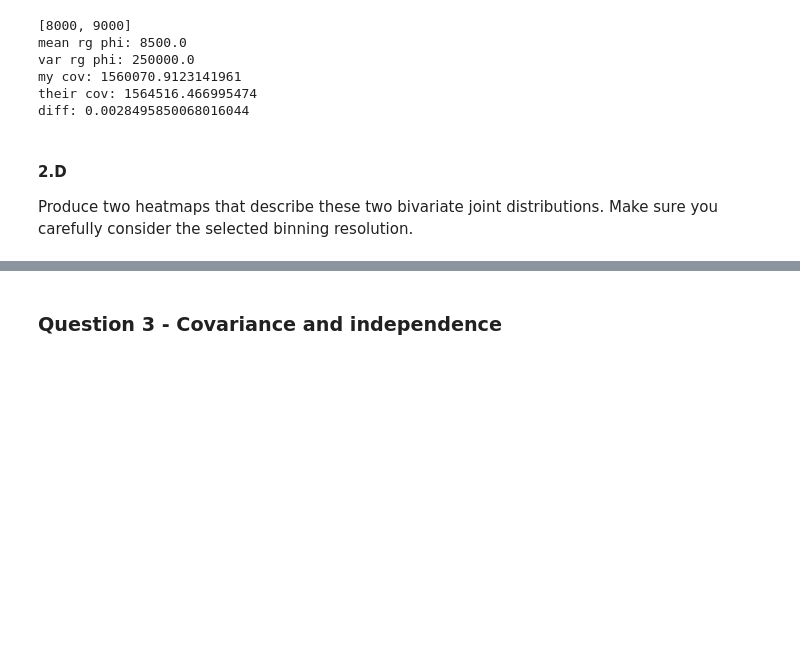
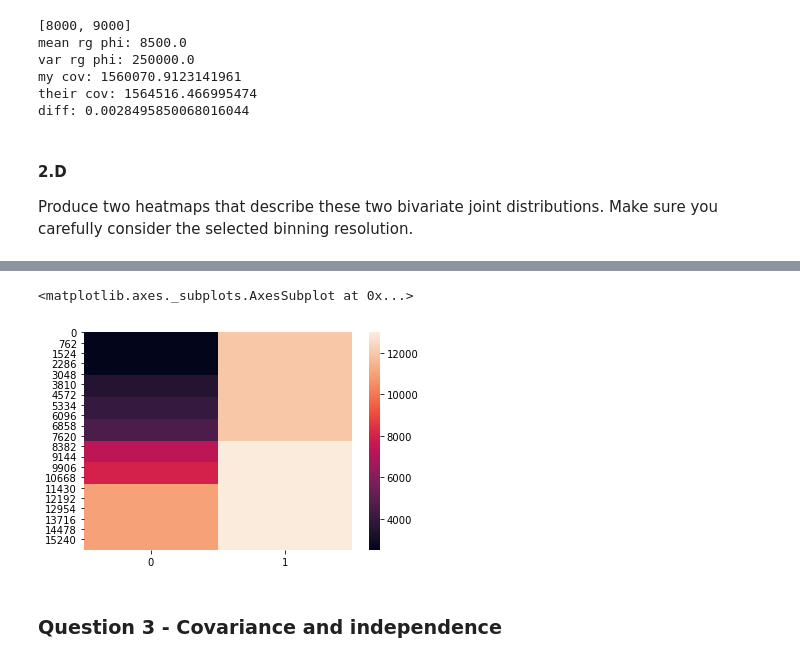
Before and after one commit to Alon-daniel/statistis, a Jupyter notebook: statistics/hw1/HW1.ipynb, the cells around one changed output, grey strips where cells are left out. Saved outputs shown, nothing was run; the diff lists cells and outputs as text; code cells hidden in the pictures; blank space fills up the shorter version.

```diff
--- a/statistics/hw1/HW1.ipynb
+++ b/statistics/hw1/HW1.ipynb
@@ -216,3 +216,9 @@ uniform_data.shape
+# %%
+combined_sh = np.vstack((sh_new_full, sh_phi_full)).T
+sns.heatmap(combined_sh)
+# %% [output]
+<matplotlib.axes._subplots.AxesSubplot at 0x...>
+[figure, added]
 # %% [markdown]
 ### Question 3 - Covariance and independence
 # %% [markdown]
```
Also changed, not shown: parts of 4 cells of this notebook.
